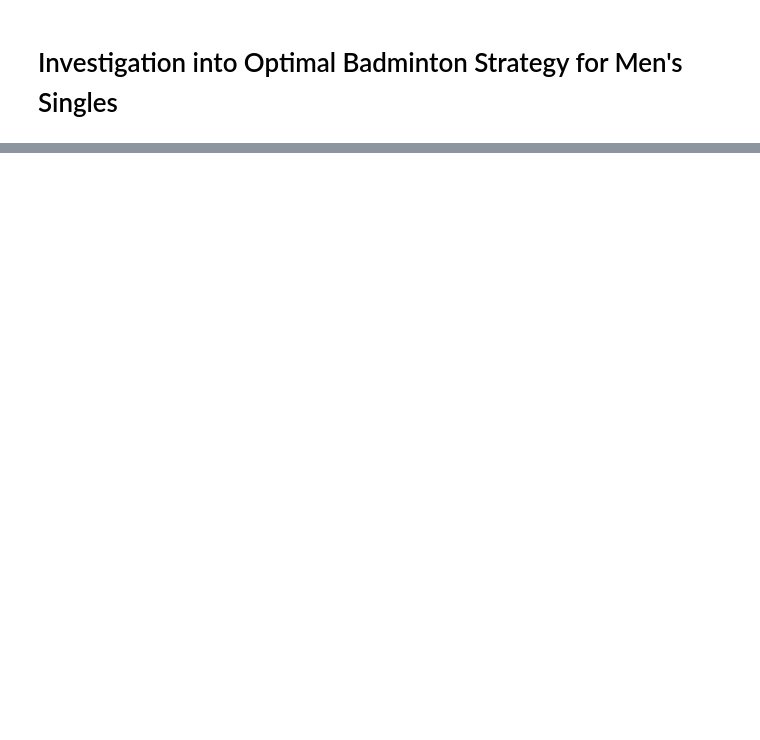
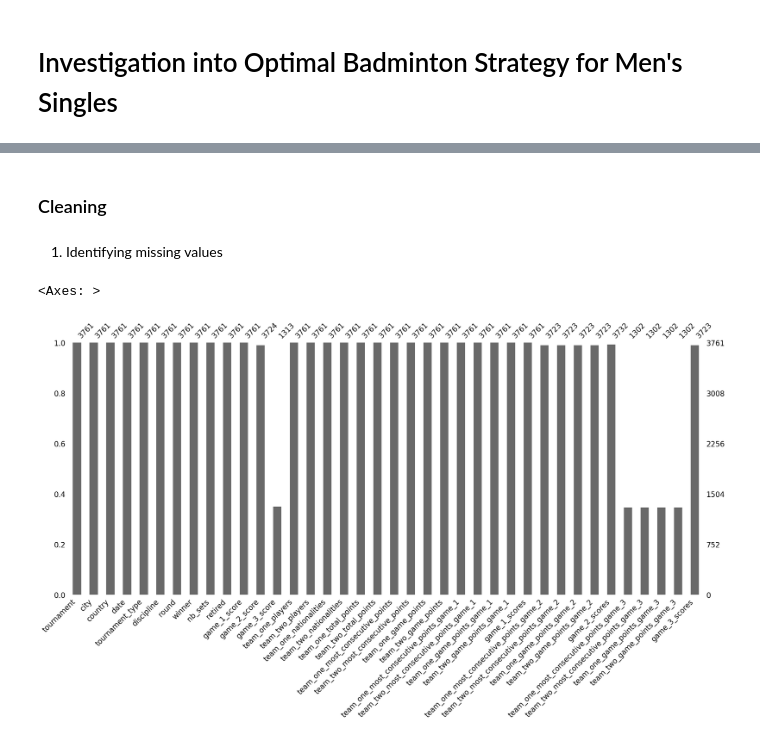
Before and after one commit to MostValue/fast-ai, a Jupyter notebook: projects/badminton_game_theory.ipynb, the cells around one changed output, grey strips where cells are left out. Drawn from its saved outputs; the diff is of its cells as text; code cells hidden in the pictures; blank space fills up the shorter version.

Commit message:
finished data cleaning

```diff
--- a/projects/badminton_game_theory.ipynb
+++ b/projects/badminton_game_theory.ipynb
@@ -25,8 +52,10 @@ if not cred_path.exists():
     cred_path.parent.mkdir(exist_ok=True)
     cred_path.write_text(creds)
     cred_path.chmod(0o600)
+# %%
+dataset_path = Path("datasets")
+path = Path(os.path.join(Path("datasets"),Path("badminton-bwf-world-tour")))
 # %%
-path = Path("badminton-bwf-world-tour")
-
 if not path.exists():
-    os.system(f"kaggle datasets download -d sanderp/badminton-bwf-world-tour -p {path}")
+    os.system(f"kaggle datasets download -d sanderp/badminton-bwf-world-tour -p {dataset_path}")
+    ZipFile(f'{path}.zip').extractall(path)
@@ -33,18 +68,2 @@ if not path.exists():
 # %%
-
-Path.BASE_PATH = path
-
-
- if not path.exists():
-        path.mkdir(parents=true)
-        api.competition_download_cli(comp, path=path)
-        shutil.unpack_archive(str(path/f'{comp}.zip'), str(path))
-
-
-
-
-# Things to explore:
-# Win%
-# Streak strategy, etc
-
-# Service impact
+ms = pd.read_csv(str(path) + '/ms.csv')
@@ -50,0 +82,9 @@ Path.BASE_PATH = path
+# %% [markdown]
+### Cleaning
+# %% [markdown]
+1. Identifying missing values
+# %%
+msno.bar(ms)
+# %% [output]
+<Axes: >
+[figure, added]
```
Also changed, not shown: parts of 28 cells of this notebook.
